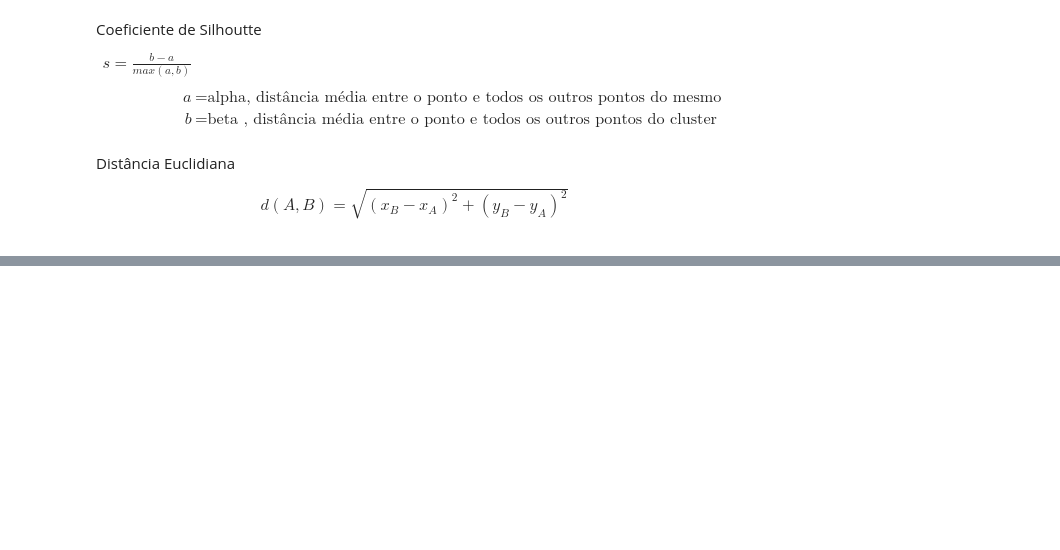
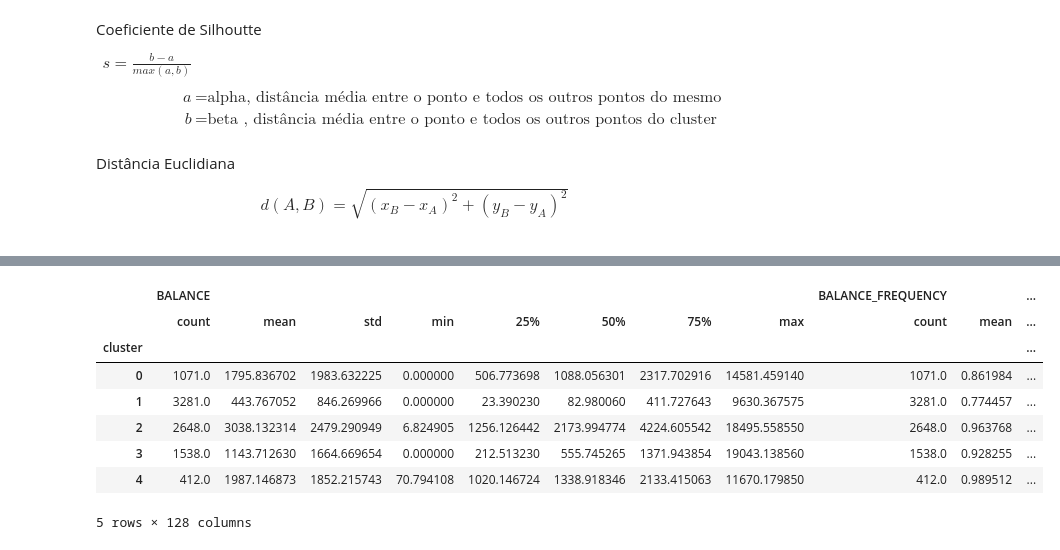
Before and after one commit to Augusto-S01/estudosDeIA, a Jupyter notebook: ExtraçãoDeDadosViaCluster/main.ipynb, the cells around one changed output, grey strips where cells are left out. Drawn from its saved outputs; the diff is of its cells as text; code cells hidden in the pictures; blank space fills up the shorter version.

```diff
--- a/ExtraçãoDeDadosViaCluster/main.ipynb
+++ b/ExtraçãoDeDadosViaCluster/main.ipynb
@@ -89,0 +237,16 @@ $$
+# %%
+import seaborn as sns
+dados['cluster'] = labels
+# sns.pairplot(dados[0:], hue="cluster")
+# %%
+dados.groupby("cluster").describe()
+# %% [output]
+|  | BALANCE |  |  |  |  |  |  |  | BALANCE_FREQUENCY |  | ... |
+|  | count | mean | std | min | 25% | 50% | 75% | max | count | mean | ... |
+| cluster |  |  |  |  |  |  |  |  |  |  | ... |
+| 0 | 1071.0 | 1795.836702 | 1983.632225 | 0.000000 | 506.773698 | 1088.056301 | 2317.702916 | 14581.459140 | 1071.0 | 0.861984 | ... |
+| 1 | 3281.0 | 443.767052 | 846.269966 | 0.000000 | 23.390230 | 82.980060 | 411.727643 | 9630.367575 | 3281.0 | 0.774457 | ... |
+| 2 | 2648.0 | 3038.132314 | 2479.290949 | 6.824905 | 1256.126442 | 2173.994774 | 4224.605542 | 18495.558550 | 2648.0 | 0.963768 | ... |
+| 3 | 1538.0 | 1143.712630 | 1664.669654 | 0.000000 | 212.513230 | 555.745265 | 1371.943854 | 19043.138560 | 1538.0 | 0.928255 | ... |
+| 4 | 412.0 | 1987.146873 | 1852.215743 | 70.794108 | 1020.146724 | 1338.918346 | 2133.415063 | 11670.179850 | 412.0 | 0.989512 | ... |
+5 rows × 128 columns
```
Also changed, not shown: parts of 19 cells of this notebook, 2 other files.
